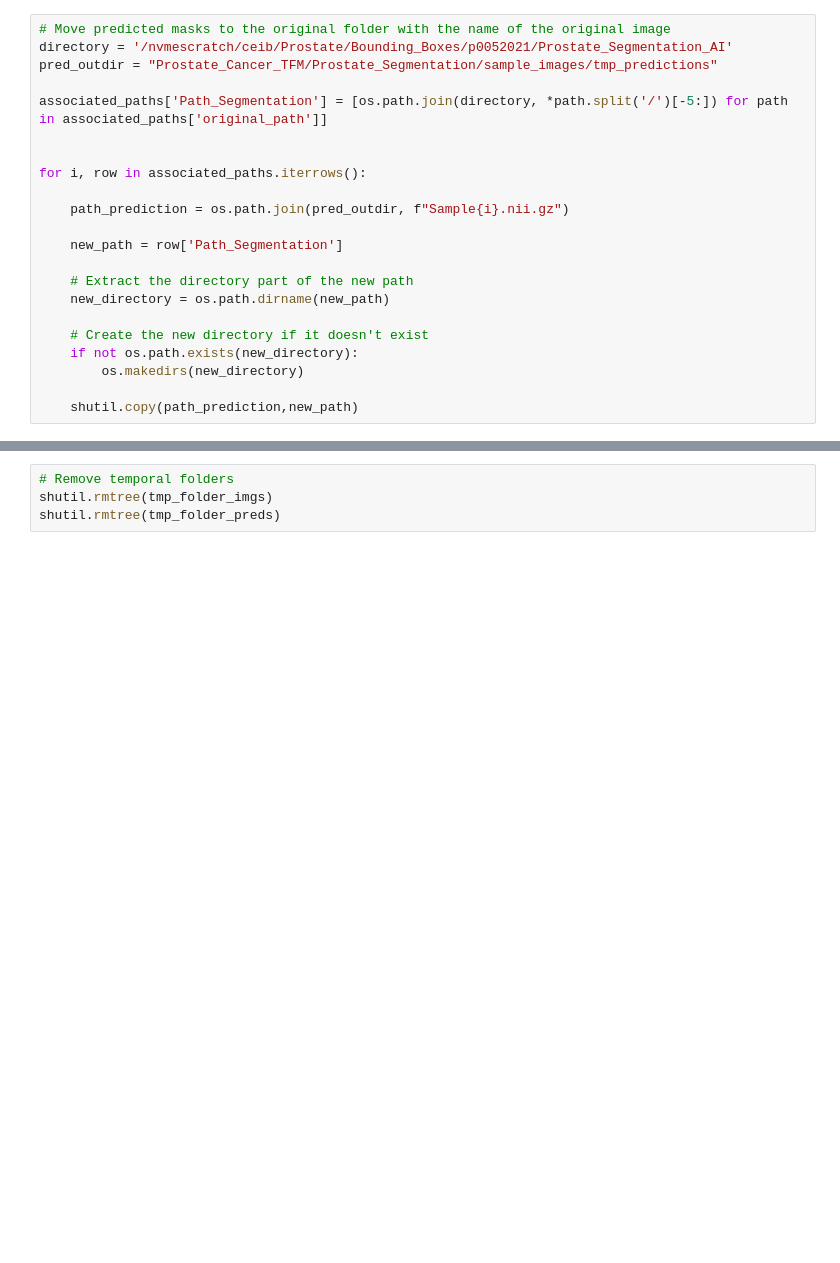
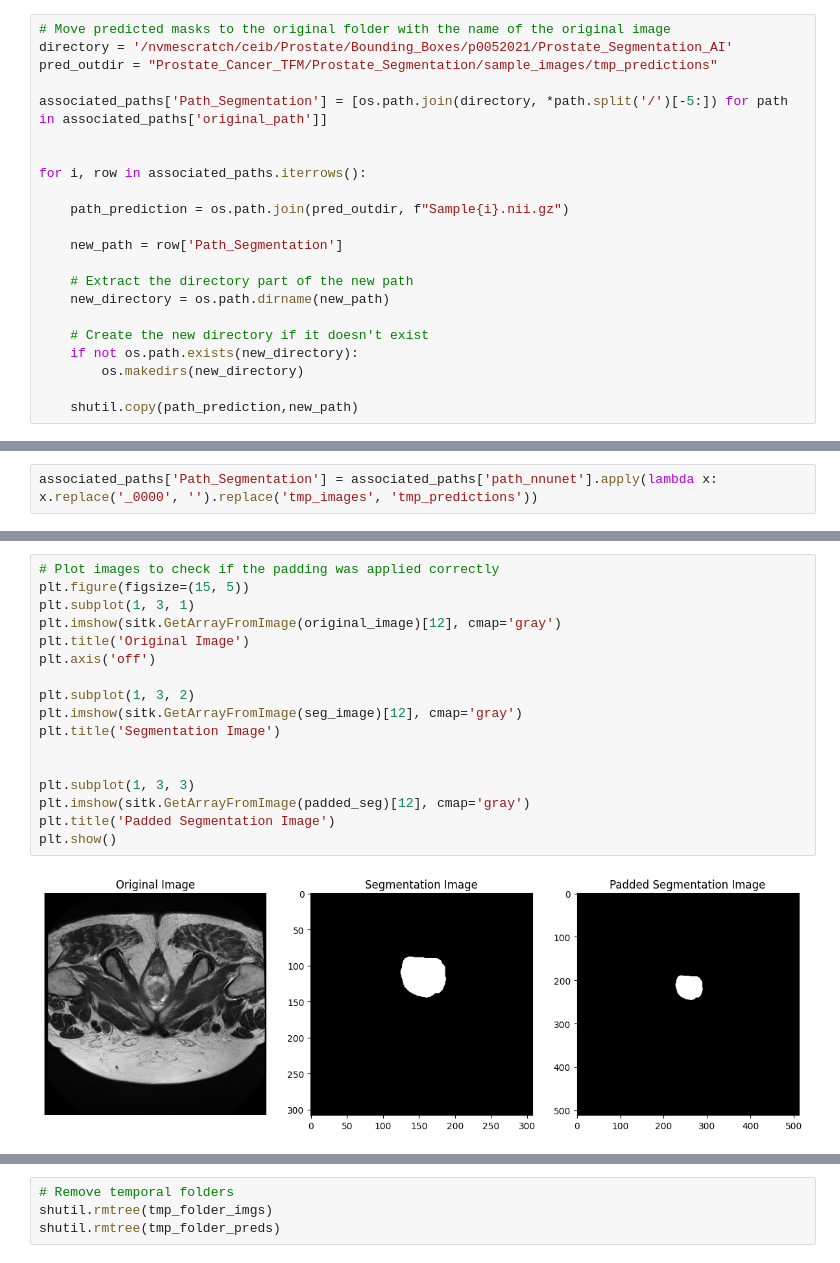
Before and after one commit to jesusalzate/Prostate_Cancer_TFM, a Jupyter notebook: Prostate_Segmentation/Predict_Prostate_nnUnet.ipynb, the cells around one changed output, grey strips where cells are left out. Cells and saved outputs as stored; diff of their text form; blank space fills up the shorter version.

```diff
--- a/Prostate_Segmentation/Predict_Prostate_nnUnet.ipynb
+++ b/Prostate_Segmentation/Predict_Prostate_nnUnet.ipynb
@@ -429,0 +434,2 @@ for i, row in associated_paths.iterrows():
+# %%
+associated_paths['Path_Segmentation'] = associated_paths['path_nnunet'].apply(lambda x: x.replace('_0000', '').replace('tmp_images', 'tmp_predictions'))
@@ -429,0 +475,19 @@ for i, row in associated_paths.iterrows():
+# %%
+# Plot images to check if the padding was applied correctly
+plt.figure(figsize=(15, 5))
+plt.subplot(1, 3, 1)
+plt.imshow(sitk.GetArrayFromImage(original_image)[12], cmap='gray')
+plt.title('Original Image')
+plt.axis('off')
+
+plt.subplot(1, 3, 2)
+plt.imshow(sitk.GetArrayFromImage(seg_image)[12], cmap='gray')
+plt.title('Segmentation Image')
+
+
+plt.subplot(1, 3, 3)
+plt.imshow(sitk.GetArrayFromImage(padded_seg)[12], cmap='gray')
+plt.title('Padded Segmentation Image')
+plt.show()
+# %% [output]
+[figure, added]
```
Also changed, not shown: parts of 7 cells of this notebook, 8 other files.
